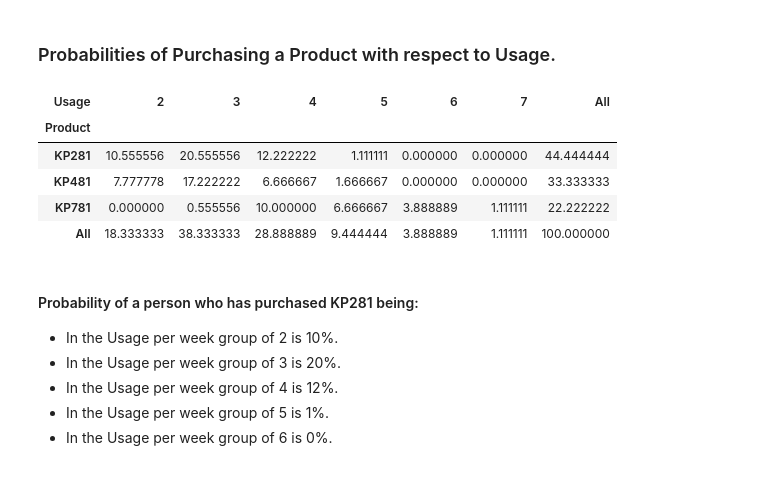
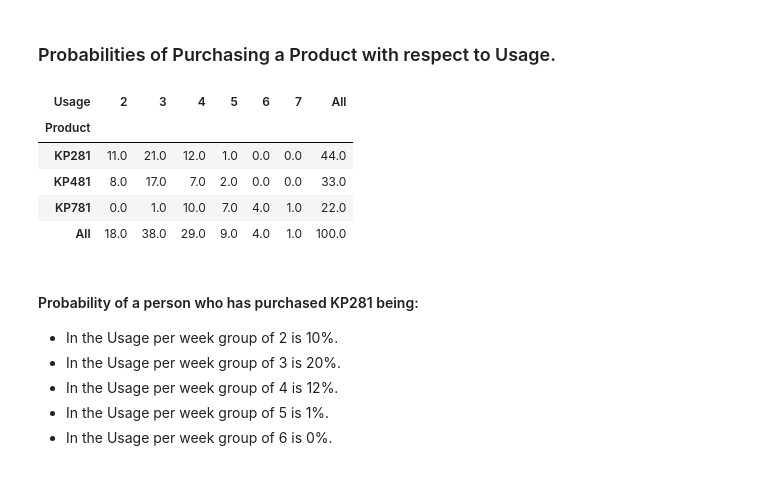
Before and after one commit to 2k4sm/aerofitAnalysis, a Jupyter notebook: aerofit_analysis.ipynb, the cells around one changed output. Saved outputs shown, nothing was run; the diff lists cells and outputs as text; code cells hidden in the pictures.

```diff
--- a/aerofit_analysis.ipynb
+++ b/aerofit_analysis.ipynb
@@ -732,14 +743,14 @@ pd.crosstab(index=df_copy["Product"],columns=df["Education Group"],margins=True,
 # %% [markdown]
 ### Probabilities of Purchasing a Product with respect to Usage.
 # %%
-pd.crosstab(index=df_copy["Product"],columns=df["Usage"],margins=True,normalize=True)*100
+pd.crosstab(index=df_copy["Product"],columns=df["Usage"],margins=True,normalize=True).round(2) * 100
 # %% [output]
 | Usage | 2 | 3 | 4 | 5 | 6 | 7 | All |
 | Product |  |  |  |  |  |  |  |
-| KP281 | 10.555556 | 20.555556 | 12.222222 | 1.111111 | 0.000000 | 0.000000 | 44.444444 |
-| KP481 | 7.777778 | 17.222222 | 6.666667 | 1.666667 | 0.000000 | 0.000000 | 33.333333 |
-| KP781 | 0.000000 | 0.555556 | 10.000000 | 6.666667 | 3.888889 | 1.111111 | 22.222222 |
-| All | 18.333333 | 38.333333 | 28.888889 | 9.444444 | 3.888889 | 1.111111 | 100.000000 |
+| KP281 | 11.0 | 21.0 | 12.0 | 1.0 | 0.0 | 0.0 | 44.0 |
+| KP481 | 8.0 | 17.0 | 7.0 | 2.0 | 0.0 | 0.0 | 33.0 |
+| KP781 | 0.0 | 1.0 | 10.0 | 7.0 | 4.0 | 1.0 | 22.0 |
+| All | 18.0 | 38.0 | 29.0 | 9.0 | 4.0 | 1.0 | 100.0 |
 # %% [markdown]
 #### Probability of a person who has purchased KP281 being:
 - In the Usage per week group of 2 is 10%.
```
Also changed, not shown: parts of 19 cells of this notebook.
